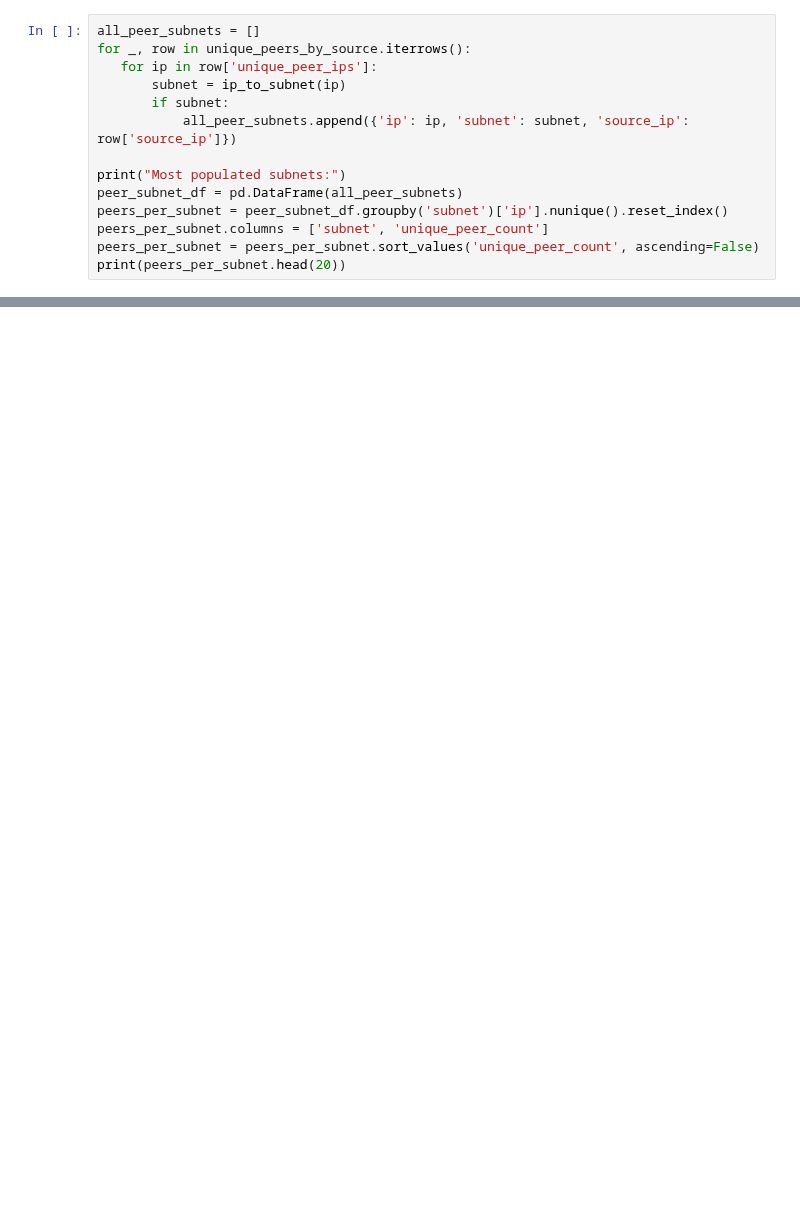
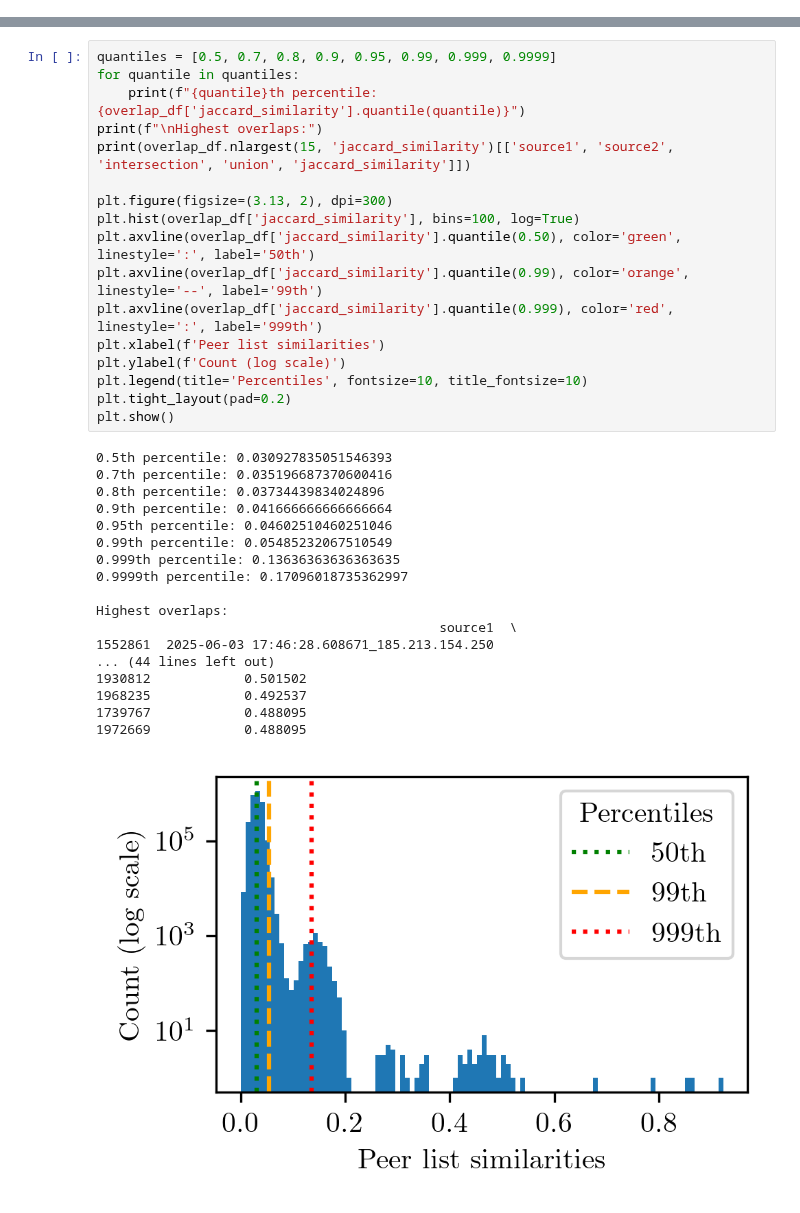
Before and after one commit to ykpyck/monero-traffic-analysis, a Jupyter notebook: exploration.ipynb, the cells around one changed output, grey strips where cells are left out. Drawn from its saved outputs; the diff is of its cells as text; blank space fills up the shorter version.

```diff
--- a/exploration.ipynb
+++ b/exploration.ipynb
@@ -768,14 +0,0 @@ print(unique_peers_by_source['peers_per_subnet_ratio'].max())
-# %%
-all_peer_subnets = []
-for _, row in unique_peers_by_source.iterrows():
-   for ip in row['unique_peer_ips']:
-       subnet = ip_to_subnet(ip)
-       if subnet:
-           all_peer_subnets.append({'ip': ip, 'subnet': subnet, 'source_ip': row['source_ip']})
-
-print("Most populated subnets:")
-peer_subnet_df = pd.DataFrame(all_peer_subnets)
-peers_per_subnet = peer_subnet_df.groupby('subnet')['ip'].nunique().reset_index()
-peers_per_subnet.columns = ['subnet', 'unique_peer_count']
-peers_per_subnet = peers_per_subnet.sort_values('unique_peer_count', ascending=False)
-print(peers_per_subnet.head(20))
@@ -781,0 +675,36 @@ print(peers_per_subnet.head(20))
+# %%
+quantiles = [0.5, 0.7, 0.8, 0.9, 0.95, 0.99, 0.999, 0.9999]
+for quantile in quantiles:
+    print(f"{quantile}th percentile: {overlap_df['jaccard_similarity'].quantile(quantile)}")
+print(f"\nHighest overlaps:")
+print(overlap_df.nlargest(15, 'jaccard_similarity')[['source1', 'source2', 'intersection', 'union', 'jaccard_similarity']])
+
+plt.figure(figsize=(3.13, 2), dpi=300)
+plt.hist(overlap_df['jaccard_similarity'], bins=100, log=True)
+plt.axvline(overlap_df['jaccard_similarity'].quantile(0.50), color='green', linestyle=':', label='50th')
+plt.axvline(overlap_df['jaccard_similarity'].quantile(0.99), color='orange', linestyle='--', label='99th')
+plt.axvline(overlap_df['jaccard_similarity'].quantile(0.999), color='red', linestyle=':', label='999th')
+plt.xlabel(f'Peer list similarities')
+plt.ylabel(f'Count (log scale)')
+plt.legend(title='Percentiles', fontsize=10, title_fontsize=10)
+plt.tight_layout(pad=0.2)
+plt.show()
+# %% [output]
+0.5th percentile: 0.030927835051546393
+0.7th percentile: 0.035196687370600416
+0.8th percentile: 0.03734439834024896
+0.9th percentile: 0.041666666666666664
+0.95th percentile: 0.04602510460251046
+0.99th percentile: 0.05485232067510549
+0.999th percentile: 0.13636363636363635
+0.9999th percentile: 0.17096018735362997
+
+Highest overlaps:
+                                            source1  \
+1552861  2025-06-03 17:46:28.608671_185.213.154.250
+... (44 lines left out)
+1930812            0.501502
+1968235            0.492537
+1739767            0.488095
+1972669            0.488095
+[figure, added]
```
Also changed, not shown: parts of 37 cells of this notebook, 28 other files.
